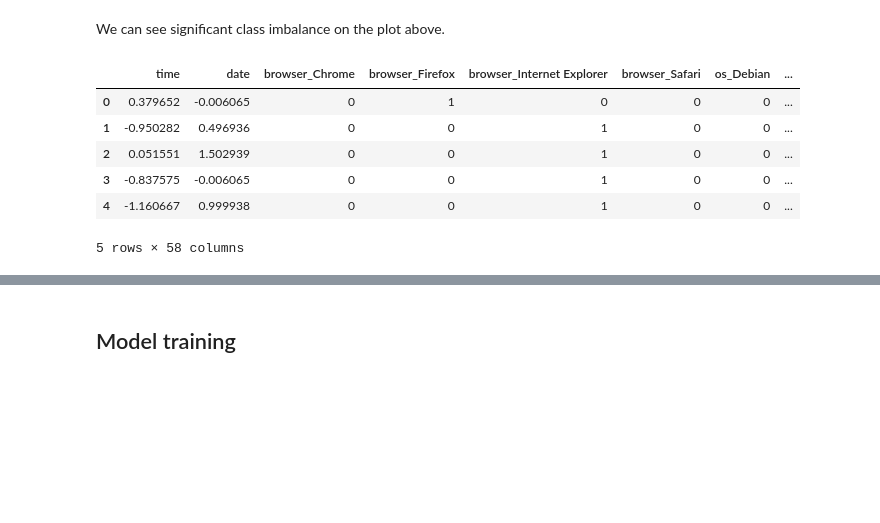
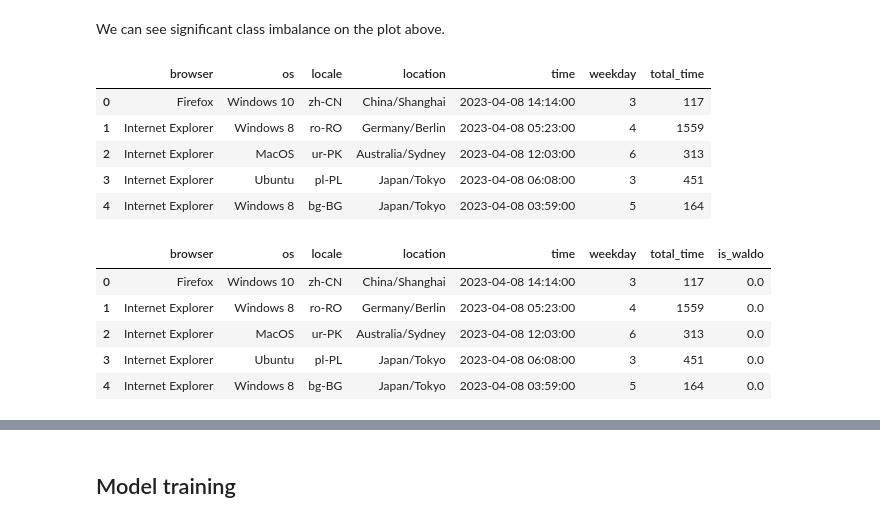
Before and after one commit to eivankin/iml_s23, a Jupyter notebook: ass2/EvgenijIvankin.ipynb, the cells around one changed output, grey strips where cells are left out. Drawn from its saved outputs; the diff is of its cells as text; code cells hidden in the pictures; blank space fills up the shorter version.

```diff
--- a/ass2/EvgenijIvankin.ipynb
+++ b/ass2/EvgenijIvankin.ipynb
@@ -120,9 +118,5 @@ y = train_df.is_waldo
 # %%
-from sklearn.preprocessing import StandardScaler
-
-time_scaler = StandardScaler()
-date_scaler = StandardScaler()
-
-X = raw_x.copy()
-X.time = time_scaler.fit_transform(pd.to_datetime(raw_x.time).to_numpy().reshape((-1, 1)))
-X.date = date_scaler.fit_transform(pd.to_datetime(raw_x.date).apply(lambda x: x.weekday()).to_numpy().reshape((-1, 1)))
+X = train_df.drop(columns=['user_id', 'index', 'sites', 'is_waldo', 'date'])
+X.time = pd.to_datetime(X.time).to_numpy().reshape((-1, 1))
+X['weekday'] = pd.to_datetime(train_df.date).apply(lambda x: x.weekday()).to_numpy().reshape((-1, 1))
+X['total_time'] = train_df.sites.apply(lambda x: sum(s['length'] for s in eval(x)))
@@ -129,11 +125,19 @@ X.date = date_scaler.fit_transform(pd.to_datetime(raw_x.date).apply(lambda x: x.
 # %%
-X = pd.get_dummies(X)
 X.head()
 # %% [output]
-|  | time | date | browser_Chrome | browser_Firefox | browser_Internet Explorer | browser_Safari | os_Debian | ... |
-| 0 | 0.379652 | -0.006065 | 0 | 1 | 0 | 0 | 0 | ... |
-| 1 | -0.950282 | 0.496936 | 0 | 0 | 1 | 0 | 0 | ... |
-| 2 | 0.051551 | 1.502939 | 0 | 0 | 1 | 0 | 0 | ... |
-| 3 | -0.837575 | -0.006065 | 0 | 0 | 1 | 0 | 0 | ... |
-| 4 | -1.160667 | 0.999938 | 0 | 0 | 1 | 0 | 0 | ... |
+|  | browser | os | locale | location | time | weekday | total_time |
+| 0 | Firefox | Windows 10 | zh-CN | China/Shanghai | 2023-04-08 14:14:00 | 3 | 117 |
+| 1 | Internet Explorer | Windows 8 | ro-RO | Germany/Berlin | 2023-04-08 05:23:00 | 4 | 1559 |
+| 2 | Internet Explorer | MacOS | ur-PK | Australia/Sydney | 2023-04-08 12:03:00 | 6 | 313 |
+| 3 | Internet Explorer | Ubuntu | pl-PL | Japan/Tokyo | 2023-04-08 06:08:00 | 3 | 451 |
+| 4 | Internet Explorer | Windows 8 | bg-BG | Japan/Tokyo | 2023-04-08 03:59:00 | 5 | 164 |
-5 rows × 58 columns
+# %%
+tmp = pd.concat([X, y], axis=1)
+tmp.head()
+# %% [output]
+|  | browser | os | locale | location | time | weekday | total_time | is_waldo |
+| 0 | Firefox | Windows 10 | zh-CN | China/Shanghai | 2023-04-08 14:14:00 | 3 | 117 | 0.0 |
+| 1 | Internet Explorer | Windows 8 | ro-RO | Germany/Berlin | 2023-04-08 05:23:00 | 4 | 1559 | 0.0 |
+| 2 | Internet Explorer | MacOS | ur-PK | Australia/Sydney | 2023-04-08 12:03:00 | 6 | 313 | 0.0 |
+| 3 | Internet Explorer | Ubuntu | pl-PL | Japan/Tokyo | 2023-04-08 06:08:00 | 3 | 451 | 0.0 |
+| 4 | Internet Explorer | Windows 8 | bg-BG | Japan/Tokyo | 2023-04-08 03:59:00 | 5 | 164 | 0.0 |
```
Also changed, not shown: parts of 49 cells of this notebook.
